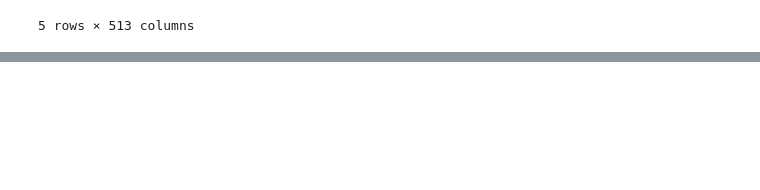
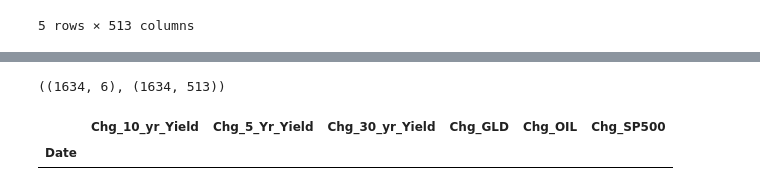
Before and after one commit to wilkung/Predicting_Markets_with_Neural_Nets, a Jupyter notebook: kojack_wilson.ipynb, the cells around one changed output, grey strips where cells are left out. Saved outputs shown, nothing was run; the diff lists cells and outputs as text; code cells hidden in the pictures; blank space fills up the shorter version.

```diff
--- a/kojack_wilson.ipynb
+++ b/kojack_wilson.ipynb
@@ -327,0 +474,9 @@ X_Y_Data_Diffs.PX_10_yr_Yield[X_Y_Data_Diffs.PX_10_yr_Yield > 0] = 1
+# %%
+Y_Data_Diffs_Shifted.shape, X_Data_Diffs_Shifted.shape
+# %% [output]
+((1634, 6), (1634, 513))
+# %%
+Y_Data_Diffs_Shifted[Y_Data_Diffs_Shifted.isnull().any(axis=1)]
+# %% [output]
+|  | Chg_10_yr_Yield | Chg_5_Yr_Yield | Chg_30_yr_Yield | Chg_GLD | Chg_OIL | Chg_SP500 |
+| Date |  |  |  |  |  |  |
```
Also changed, not shown: parts of 26 cells of this notebook, 1 other file.
